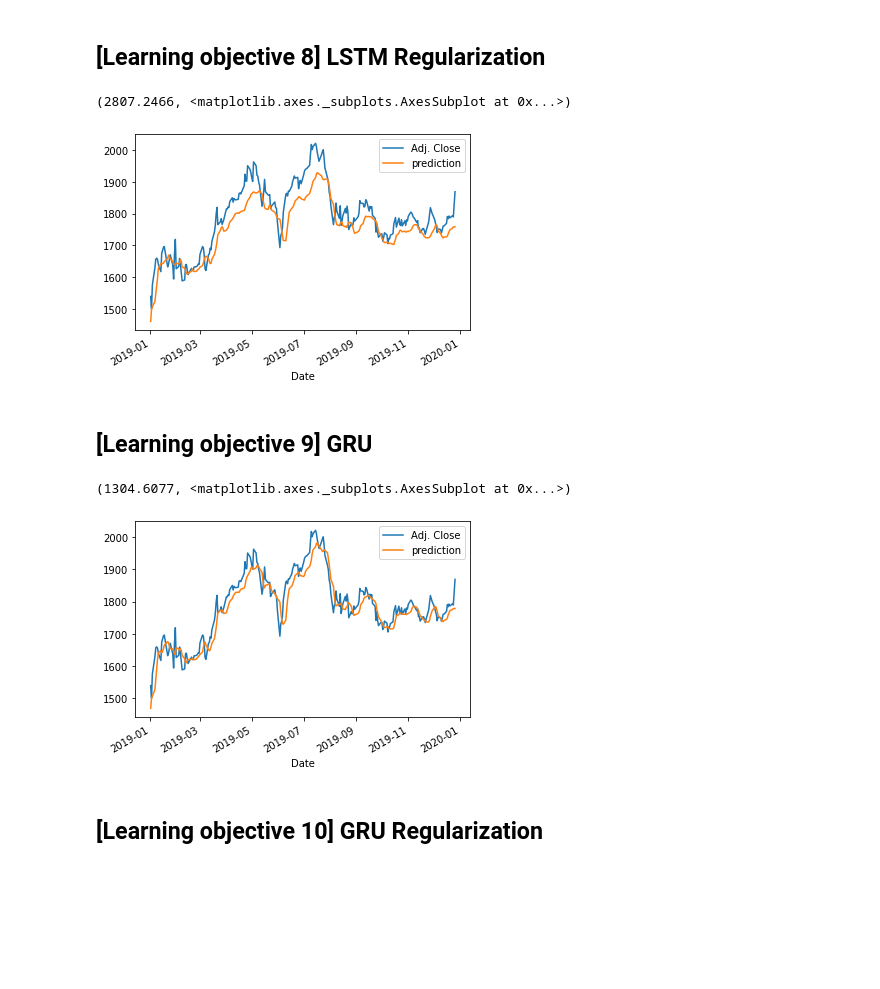
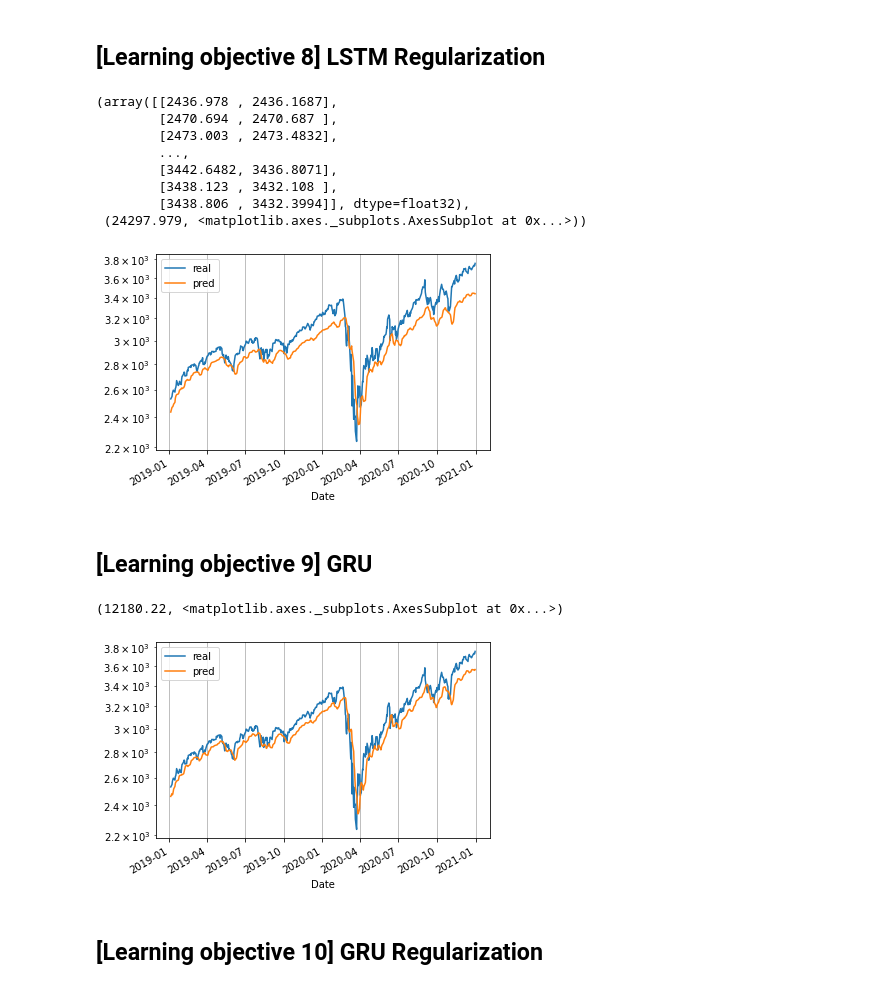
Before and after one commit to renyuanL/110_project, a Jupyter notebook: _ry_From regression to RNN.ipynb, the cells around one changed output. Drawn from its saved outputs; the diff is of its cells as text; code cells hidden in the pictures; blank space fills up the shorter version.

```diff
--- a/_ry_From regression to RNN.ipynb
+++ b/_ry_From regression to RNN.ipynb
@@ -257,0 +401,6 @@ There are 251 observations in the test data
+# %%
+tr_data= all_data[:'2018']['Close']
+ts_data= all_data['2019':]['Close']
+tr_data.plot(c='r')
+ts_data.plot(c='g', grid=True, logy=True)
+tr_data.size, ts_data.size
@@ -390,14 +570,15 @@ array([[40.255997, 41.656677],
 # %%
 def actual_pred_plot(preds):
-    actual_pred = pd.DataFrame(columns = ['Adj. Close', 'prediction'])
-    actual_pred['Adj. Close'] = all_data.loc['2019':,'Adj Close'][0:len(preds)]
-    actual_pred['prediction'] = preds[:,0]
+    actual_pred= pd.DataFrame()#columns= ['Adj. Close', 'prediction'])
+    actual_pred['real']= ts_data[-len(preds):] #all_data.loc['2019':,'Adj Close'][0:len(preds)]
+    actual_pred['pred']= preds[:,0]
 
     from keras.metrics import MeanSquaredError
     m = MeanSquaredError()
-    m.update_state(np.array(actual_pred['Adj. Close']),np.array(actual_pred['prediction']))
-
-    return (m.result().numpy(), actual_pred.plot() )
+    m.update_state(np.array(actual_pred['real']),
+            np.array(actual_pred['pred']))
+    actual_pred.plot(grid=True, logy=True)
+    return (m.result().numpy(), actual_pred)
 
 actual_pred_plot(rnn_predictions)
 # %% [output]
@@ -527,34 +737,44 @@ actual_pred_plot(LSTM_prediction)
 # %%
 def LSTM_model_regularization(X_train, y_train, X_test, sc):
     # create a model
     from keras.models import Sequential
     from keras.layers import Dense, SimpleRNN, GRU, LSTM
     from keras.optimizers import SGD
 
     # The LSTM architecture
     my_LSTM_model = Sequential()
     my_LSTM_model.add(LSTM(units=50, return_sequences=True, input_shape=(X_train.shape[1],1), activation='tanh'))
     #my_LSTM_model.add(LSTM(units=50, return_sequences=True, input_shape=(X_train.shape[1],1), activation='tanh'))
     #my_LSTM_model.add(LSTM(units=50, return_sequences=True, input_shape=(X_train.shape[1],1), activation='tanh'))
     my_LSTM_model.add(LSTM(units=50, activation='tanh'))
     my_LSTM_model.add(Dense(units=2))
 
     # Compiling
-    my_LSTM_model.compile(optimizer=SGD(lr=0.01, decay=1e-7, momentum=0.9, nesterov=False),loss='mean_squared_error')
+    my_LSTM_model.compile(optimizer=SGD(lr=0.01,
+                      decay=1e-7,
+                      momentum=0.9,
+                      nesterov=False),
+               loss='mean_squared_error')
     # Fitting to the training set
     my_LSTM_model.fit(X_train,y_train,epochs=50,batch_size=150, verbose=0)
 
     LSTM_prediction = my_LSTM_model.predict(X_test)
     LSTM_prediction = sc.inverse_transform(LSTM_prediction)
 
     return my_LSTM_model, LSTM_prediction
 
-my_LSTM_model, LSTM_prediction = LSTM_model_regularization(X_train, y_train, X_test, sc)
-LSTM_prediction[1:10]
-actual_pred_plot(LSTM_prediction)
+my_LSTM_model, LSTM_prediction= LSTM_model_regularization(X_train, y_train, X_test, sc)
+LSTM_prediction, actual_pred_plot(LSTM_prediction)
 # %% [output]
-(2807.2466, <matplotlib.axes._subplots.AxesSubplot at 0x...>)
+(array([[2436.978 , 2436.1687],
+        [2470.694 , 2470.687 ],
+        [2473.003 , 2473.4832],
+        ...,
+        [3442.6482, 3436.8071],
+        [3438.123 , 3432.108 ],
+        [3438.806 , 3432.3994]], dtype=float32),
+ (24297.979, <matplotlib.axes._subplots.AxesSubplot at 0x...>))
-[figure, old version]
+[figure, new version]
 # %% [markdown]
 ## [Learning objective 9] GRU
 # %%
@@ -584,11 +804,10 @@ def GRU_model(X_train, y_train, X_test, sc):
     return my_GRU_model, GRU_prediction
 
 my_GRU_model, GRU_prediction = GRU_model(X_train, y_train, X_test, sc)
-GRU_prediction[1:10]
-actual_pred_plot(GRU_prediction)
+GRU_prediction, actual_pred_plot(GRU_prediction)
 # %% [output]
-(1304.6077, <matplotlib.axes._subplots.AxesSubplot at 0x...>)
+(12180.22, <matplotlib.axes._subplots.AxesSubplot at 0x...>)
-[figure, old version]
+[figure, new version]
 # %% [markdown]
 ## [Learning objective 10] GRU Regularization
 # %%
```
Also changed, not shown: parts of 40 cells of this notebook.
